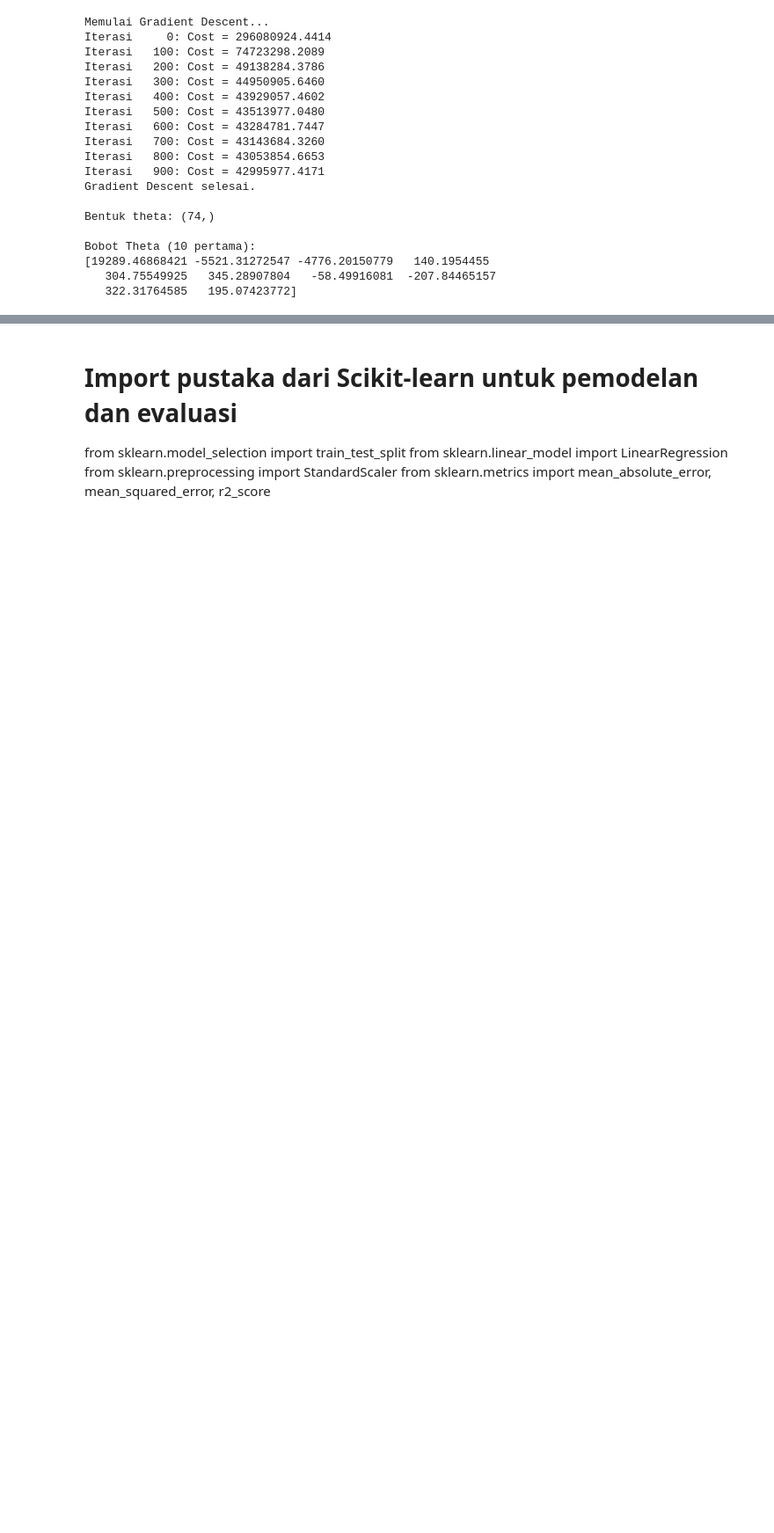
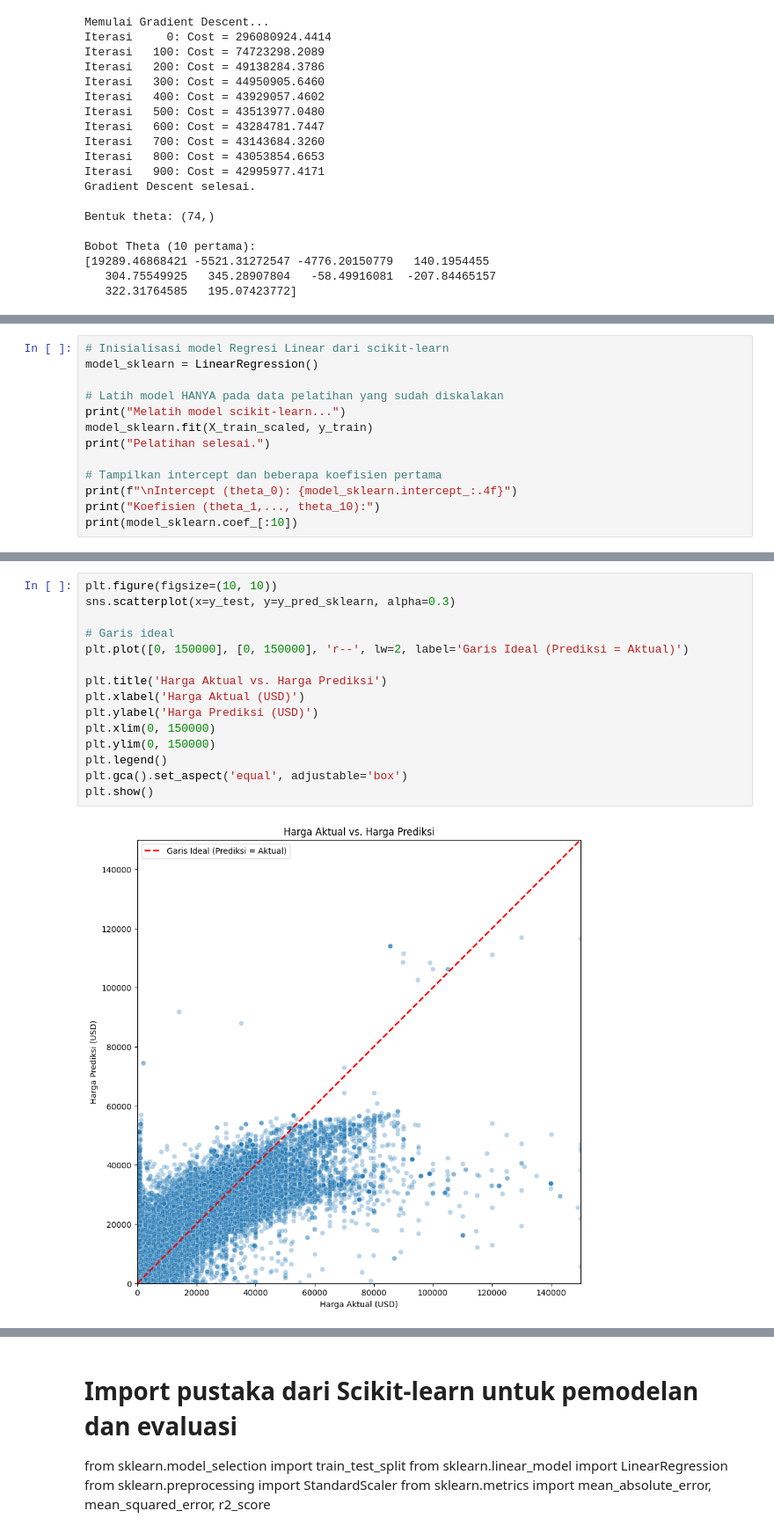
Before and after one commit to Ryanakml/Car-Price-Prediction-with-LinReg-form-Scratch, a Jupyter notebook: Car_Price_Prediction_with_LinReg_form_Scratch.ipynb, the cells around one changed output, grey strips where cells are left out. Shown at 88% size. Saved outputs shown, nothing was run; the diff lists cells and outputs as text; blank space fills up the shorter version.

Commit message:
feat: section 5 - validation, evaluation and compare with sklearn

```diff
--- a/Car_Price_Prediction_with_LinReg_form_Scratch.ipynb
+++ b/Car_Price_Prediction_with_LinReg_form_Scratch.ipynb
@@ -1002,0 +998,13 @@ Note: you may need to restart the kernel to use updated packages.
+# %%
+# Inisialisasi model Regresi Linear dari scikit-learn
+model_sklearn = LinearRegression()
+
+# Latih model HANYA pada data pelatihan yang sudah diskalakan
+print("Melatih model scikit-learn...")
+model_sklearn.fit(X_train_scaled, y_train)
+print("Pelatihan selesai.")
+
+# Tampilkan intercept dan beberapa koefisien pertama
+print(f"\nIntercept (theta_0): {model_sklearn.intercept_:.4f}")
+print("Koefisien (theta_1,..., theta_10):")
+print(model_sklearn.coef_[:10])
@@ -1002,0 +1098,17 @@ Note: you may need to restart the kernel to use updated packages.
+# %%
+plt.figure(figsize=(10, 10))
+sns.scatterplot(x=y_test, y=y_pred_sklearn, alpha=0.3)
+
+# Garis ideal
+plt.plot([0, 150000], [0, 150000], 'r--', lw=2, label='Garis Ideal (Prediksi = Aktual)')
+
+plt.title('Harga Aktual vs. Harga Prediksi')
+plt.xlabel('Harga Aktual (USD)')
+plt.ylabel('Harga Prediksi (USD)')
+plt.xlim(0, 150000)
+plt.ylim(0, 150000)
+plt.legend()
+plt.gca().set_aspect('equal', adjustable='box')
+plt.show()
+# %% [output]
+[figure, added]
```
Also changed, not shown: parts of 15 cells of this notebook, 1 other file.
